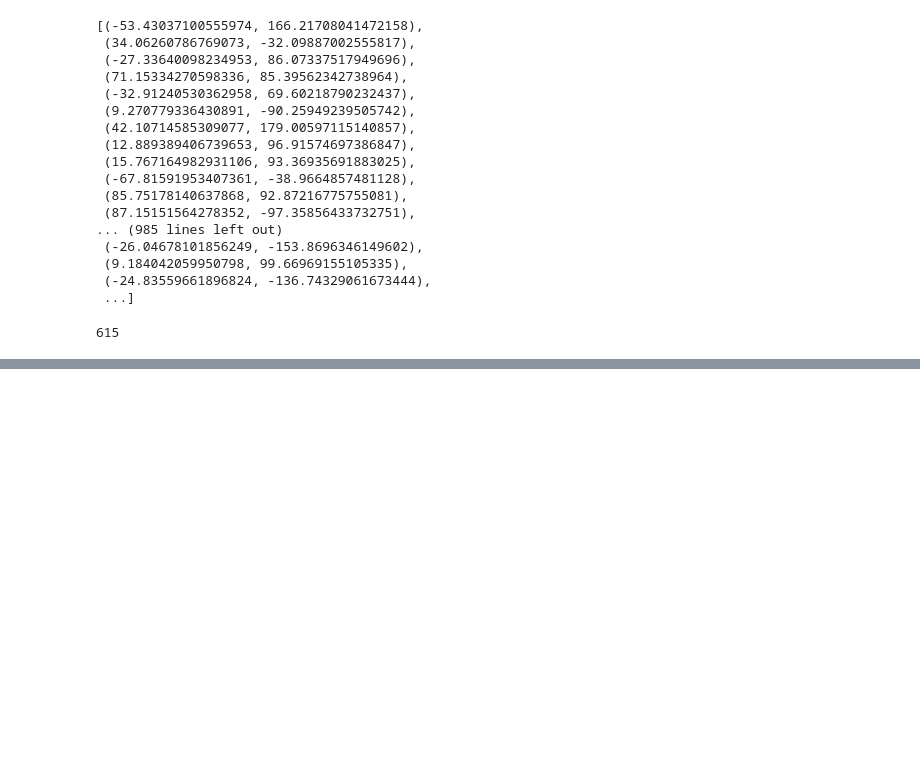
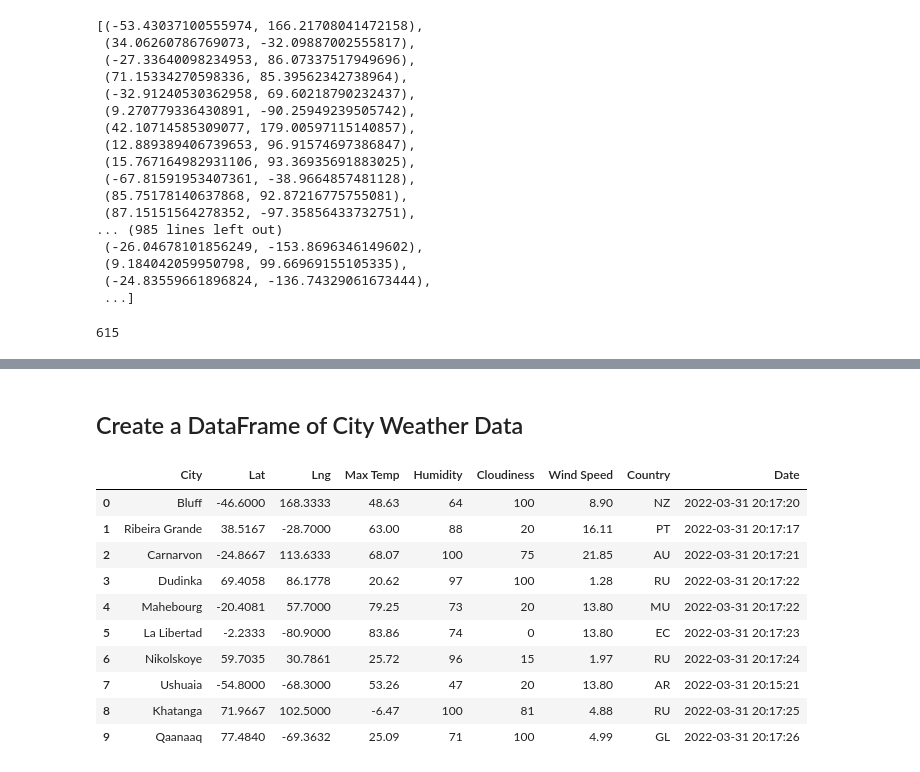
Before and after one commit to Magzzie/World_Weather_Analysis, a Jupyter notebook: WeatherPy.ipynb, the cells around one changed output, grey strips where cells are left out. Saved outputs shown, nothing was run; the diff lists cells and outputs as text; code cells hidden in the pictures; blank space fills up the shorter version.

Commit message:
Modifying .gitignore and adding WeatherPy file, weather_data folder.

```diff
--- a/WeatherPy.ipynb
+++ b/WeatherPy.ipynb
@@ -54,0 +72,30 @@ len(cities)
+# %%
+# Starting URL for Weather Map API Call.
+url = "https://api.openweathermap.org/data/2.5/weather?units=Imperial&appid=" + weather_api_key
+# %%
+# Create an empty list to hold the weather data.
+city_data = []
+# Print the beginning of the logging.
+print("Beginning Data Retrieval       ")
+print("-------------------------------")
+
+# Create counters.
+record_count = 1
+set_count = 1
+
+# Loop through all the cities in our list.
+for i, city in enumerate(cities):
+
+    # Group cities in sets of 50 for logging purposes.
+    if (i % 50 == 0 and i >= 50):
+        set_count += 1
+        record_count = 1
+        time.sleep(60)
+
+    # Create endpoint URL with each city.
+    city_url = url + "&q=" + city.replace(" ", "+")
+
+    # Log the URL, record, and set numbers and the city.
+    print(f"Processing Record {record_count} of Set {set_count} | {city}")
+    # Add 1 to the record count.
+    record_count += 1
@@ -54,0 +199,18 @@ len(cities)
+# %% [markdown]
+## Create a DataFrame of City Weather Data
+# %%
+# Convert the array of dictionaries to a Pandas DataFrame.
+city_data_df = pd.DataFrame(city_data)
+city_data_df.head(10)
+# %% [output]
+|  | City | Lat | Lng | Max Temp | Humidity | Cloudiness | Wind Speed | Country | Date |
+| 0 | Bluff | -46.6000 | 168.3333 | 48.63 | 64 | 100 | 8.90 | NZ | 2022-03-31 20:17:20 |
+| 1 | Ribeira Grande | 38.5167 | -28.7000 | 63.00 | 88 | 20 | 16.11 | PT | 2022-03-31 20:17:17 |
+| 2 | Carnarvon | -24.8667 | 113.6333 | 68.07 | 100 | 75 | 21.85 | AU | 2022-03-31 20:17:21 |
+| 3 | Dudinka | 69.4058 | 86.1778 | 20.62 | 97 | 100 | 1.28 | RU | 2022-03-31 20:17:22 |
+| 4 | Mahebourg | -20.4081 | 57.7000 | 79.25 | 73 | 20 | 13.80 | MU | 2022-03-31 20:17:22 |
+| 5 | La Libertad | -2.2333 | -80.9000 | 83.86 | 74 | 0 | 13.80 | EC | 2022-03-31 20:17:23 |
+| 6 | Nikolskoye | 59.7035 | 30.7861 | 25.72 | 96 | 15 | 1.97 | RU | 2022-03-31 20:17:24 |
+| 7 | Ushuaia | -54.8000 | -68.3000 | 53.26 | 47 | 20 | 13.80 | AR | 2022-03-31 20:15:21 |
+| 8 | Khatanga | 71.9667 | 102.5000 | -6.47 | 100 | 81 | 4.88 | RU | 2022-03-31 20:17:25 |
+| 9 | Qaanaaq | 77.4840 | -69.3632 | 25.09 | 71 | 100 | 4.99 | GL | 2022-03-31 20:17:26 |
```
Also changed, not shown: parts of 7 cells of this notebook, 3 other files.
